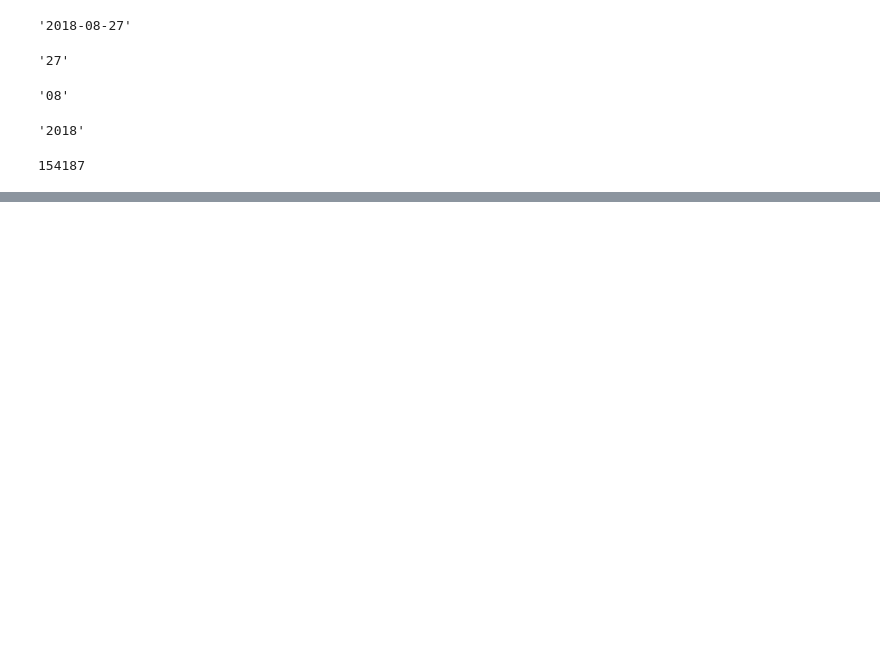
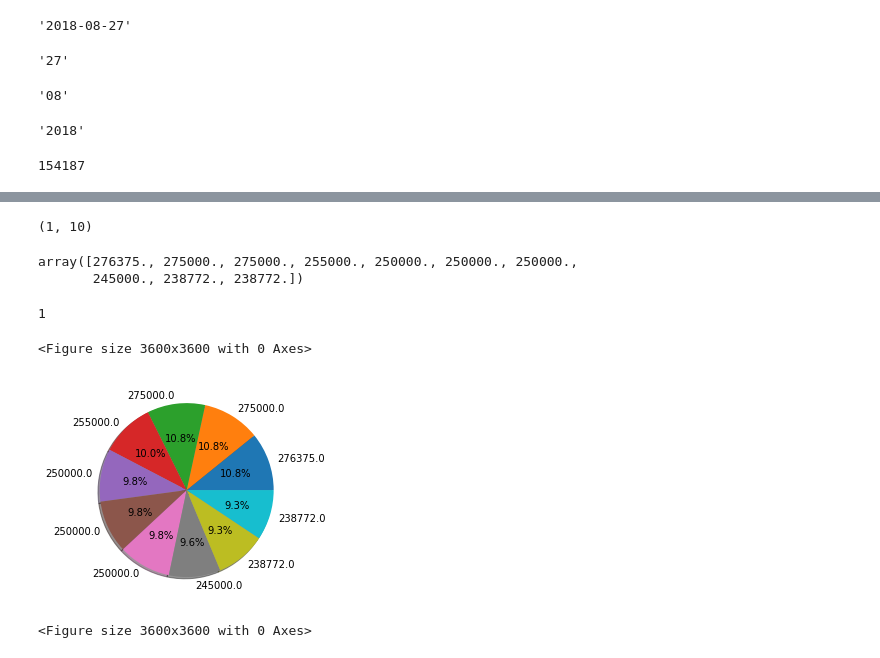
Before and after one commit to Naveen-Karanamu/Baltimore-Salary-Prediction, a Jupyter notebook: main.ipynb, the cells around one changed output, grey strips where cells are left out. Saved outputs shown, nothing was run; the diff lists cells and outputs as text; code cells hidden in the pictures; blank space fills up the shorter version.

```diff
--- a/main.ipynb
+++ b/main.ipynb
@@ -279,8 +279,8 @@ newdf.shape[0]
 # %%
 newdff=newdf.copy()
 # %%
-# for i in range(len(newdff)):
-for i in range(154187):
-    newdff['hiredate'][i]=re.sub("^\d{4}.*-","",newdf.hiredate[i])
-    newdff['hiremonth'][i]=re.sub("^\d{4}-|-\d{2}","",newdf.hiredate[i])
-    newdff['hireyear'][i]=re.sub("-\d{2}.*","",newdf.hiredate[i])
+# # for i in range(len(newdff)):
+# for i in range(154187):
+#     newdff['hiredate'][i]=re.sub("^\d{4}.*-","",newdf.hiredate[i])
+#     newdff['hiremonth'][i]=re.sub("^\d{4}-|-\d{2}","",newdf.hiredate[i])
+#     newdff['hireyear'][i]=re.sub("-\d{2}.*","",newdf.hiredate[i])
@@ -291,0 +348,8 @@ plt.grid()
+# %%
+
+high_jobs=[]
+for i in range(10):
+    j=(newdf.annualsalary.sort_values(ascending=False)[:i+1])
+    if(i==9):
+        high_jobs.append(j)
+    # print(j)
@@ -291,0 +385,26 @@ plt.grid()
+# %%
+high_jobs_np=np.array(high_jobs,ndmin=0)
+# %%
+high_jobs_np=high_jobs_np.flatten()
+# %%
+high_jobs_np.shape
+# %% [output]
+(1, 10)
+# %%
+high_jobs_np.reshape(10)
+# %% [output]
+array([276375., 275000., 275000., 255000., 250000., 250000., 250000.,
+       245000., 238772., 238772.])
+# %%
+high_jobs_np.ndim
+# %% [output]
+1
+# %%
+# plt.pie(newdf.annualsalary.sort_values(ascending=False)[:10],labels=high_jobs_np,shadow=True,autopct='%1.1f%%')
+plt.pie(high_jobs_np,labels=high_jobs_np,shadow=True,autopct='%1.1f%%')
+# plt.legend()
+plt.figure(figsize=(50,50))
+# %% [output]
+<Figure size 3600x3600 with 0 Axes>
+[figure, added]
+<Figure size 3600x3600 with 0 Axes>
```
Also changed, not shown: parts of 11 cells of this notebook.
